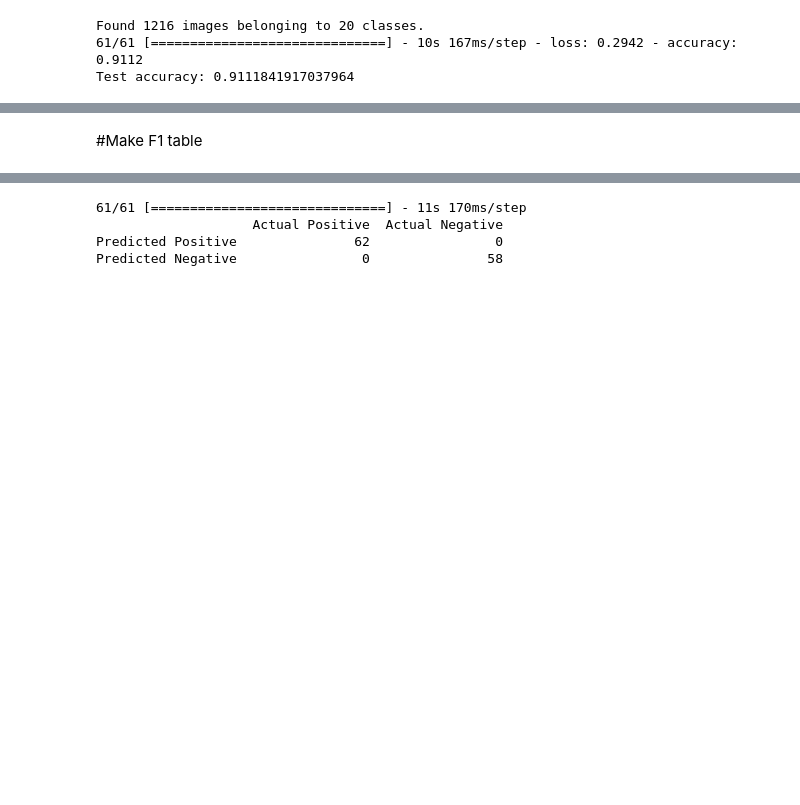
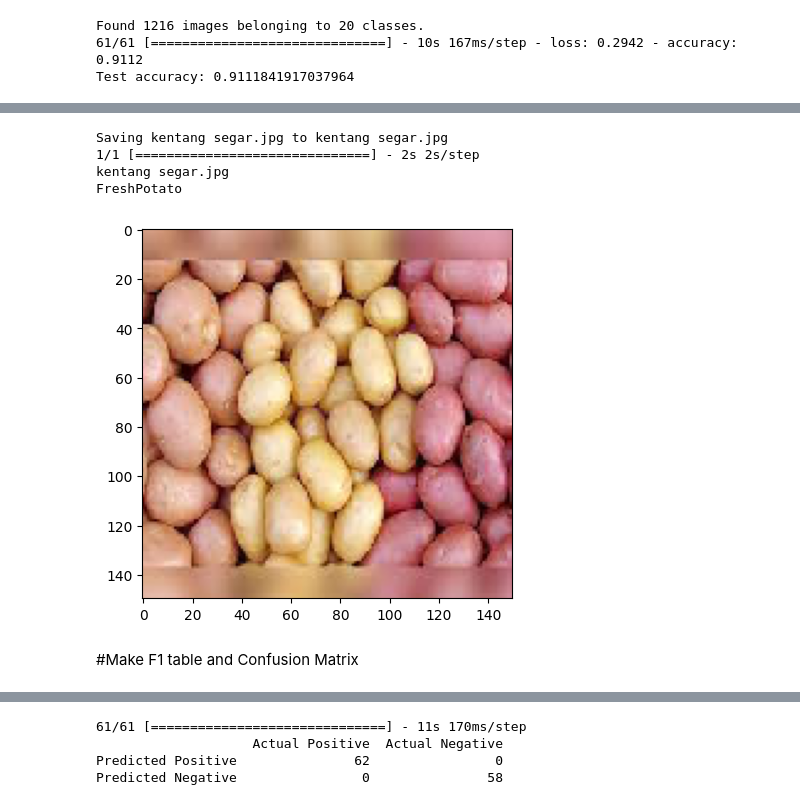
Before and after one commit to dzikrifazahk/FreshGrocie, a Jupyter notebook: FreshGrocie_Notebook.ipynb, the cells around one changed output, grey strips where cells are left out. Cells and saved outputs as stored; diff of their text form; code cells hidden in the pictures; blank space fills up the shorter version.

Commit message:
add prediction and evaluation

```diff
--- a/FreshGrocie_Notebook.ipynb
+++ b/FreshGrocie_Notebook.ipynb
@@ -394,0 +418,63 @@ Test accuracy: 0.9111841917037964
+# %%
+import numpy as np
+import matplotlib.pyplot as plt
+from tensorflow.keras.preprocessing import image
+from google.colab import files
+
+
+uploaded = files.upload()
+
+for fn in uploaded.keys():
+  # Predicting images
+  path = fn
+  img = image.load_img(path, target_size=(150, 150))
+  imgplot = plt.imshow(img)
+  x = image.img_to_array(img)
+  x = np.expand_dims(x, axis=0)
+  x = x / 255.0  # Normalisasi gambar
+
+  classess = model.predict(x)
+  classes  = np.argmax(classess[0])
+
+  print(fn)
+  if classes==0:
+    print('FreshApple')
+  elif classes==1:
+    print('FreshBanana')
+  elif classes==2:
+    print('FreshBellpepper')
+  elif classes==3:
+    print('FreshCarrot')
+  elif classes==4:
+    print('FreshCucumber')
+  elif classes==5:
+    print('FreshMango')
+  elif classes==6:
+    print('FreshOrange')
+  elif classes==7:
+    print('FreshPotato')
+  elif classes==8:
+    print('FreshStrawberry')
+  elif classes==9:
+    print('FreshTomato')
+  elif classes==10:
+    print('RottenApple')
+  elif classes==11:
+    print('RottenBanana')
+  elif classes==12:
+    print('RottenBellpepper')
+  elif classes==13:
+    print('RottenCarrot')
+  elif classes==14:
+    print('RottenCucumber')
+  elif classes==15:
+    print('RottenMango')
+  elif classes==16:
+    print('RottenOrange')
+  elif classes==17:
+    print('RottenPotato')
+  elif classes==18:
+    print('RottenStrawberry')
+  else:
+    print('RottenTomato')
+# %% [output]
@@ -395,2 +482,7 @@ Test accuracy: 0.9111841917037964
+Saving kentang segar.jpg to kentang segar.jpg
+1/1 [==============================] - 2s 2s/step
+kentang segar.jpg
+FreshPotato
+[figure, added]
 # %% [markdown]
-#Make F1 table
+#Make F1 table and Confusion Matrix
```
Also changed, not shown: parts of 4 cells of this notebook.
